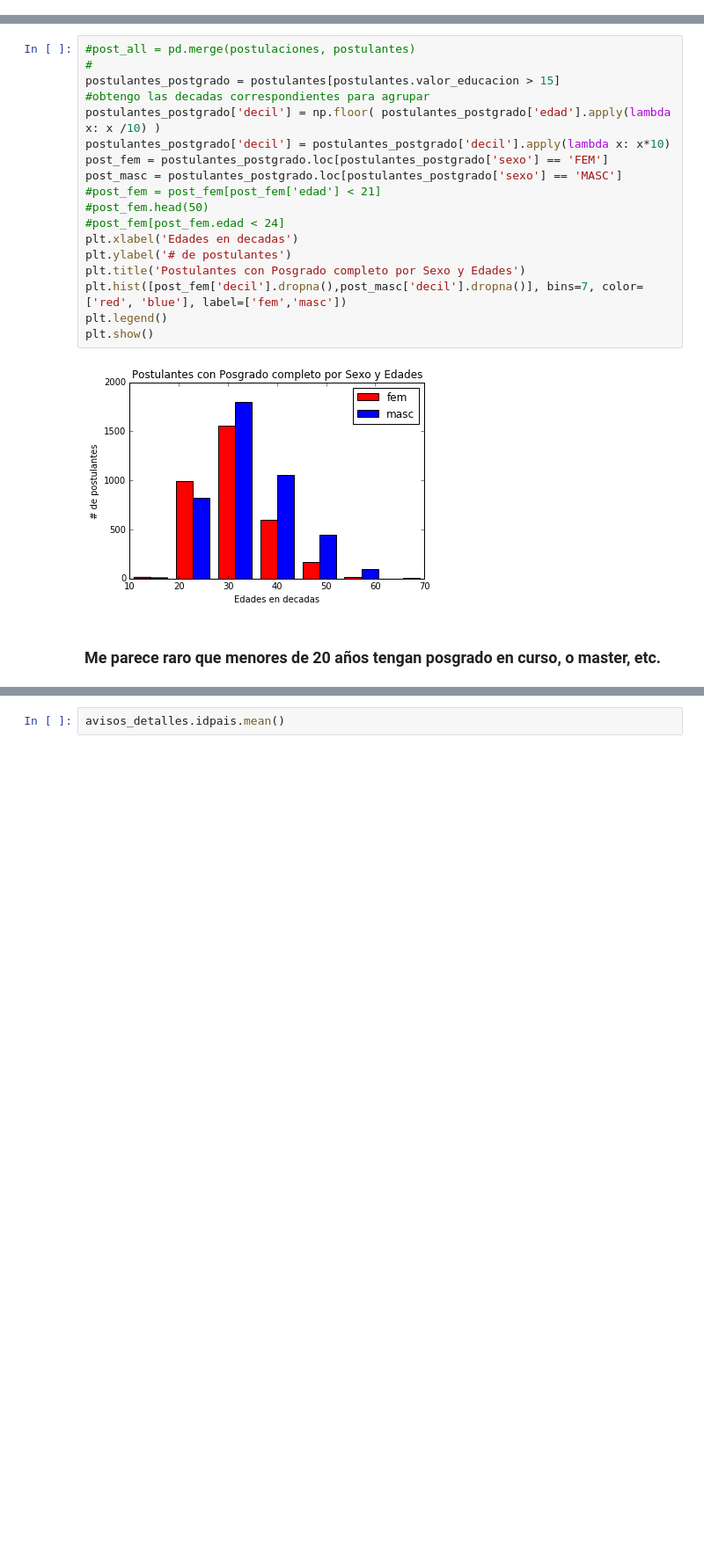
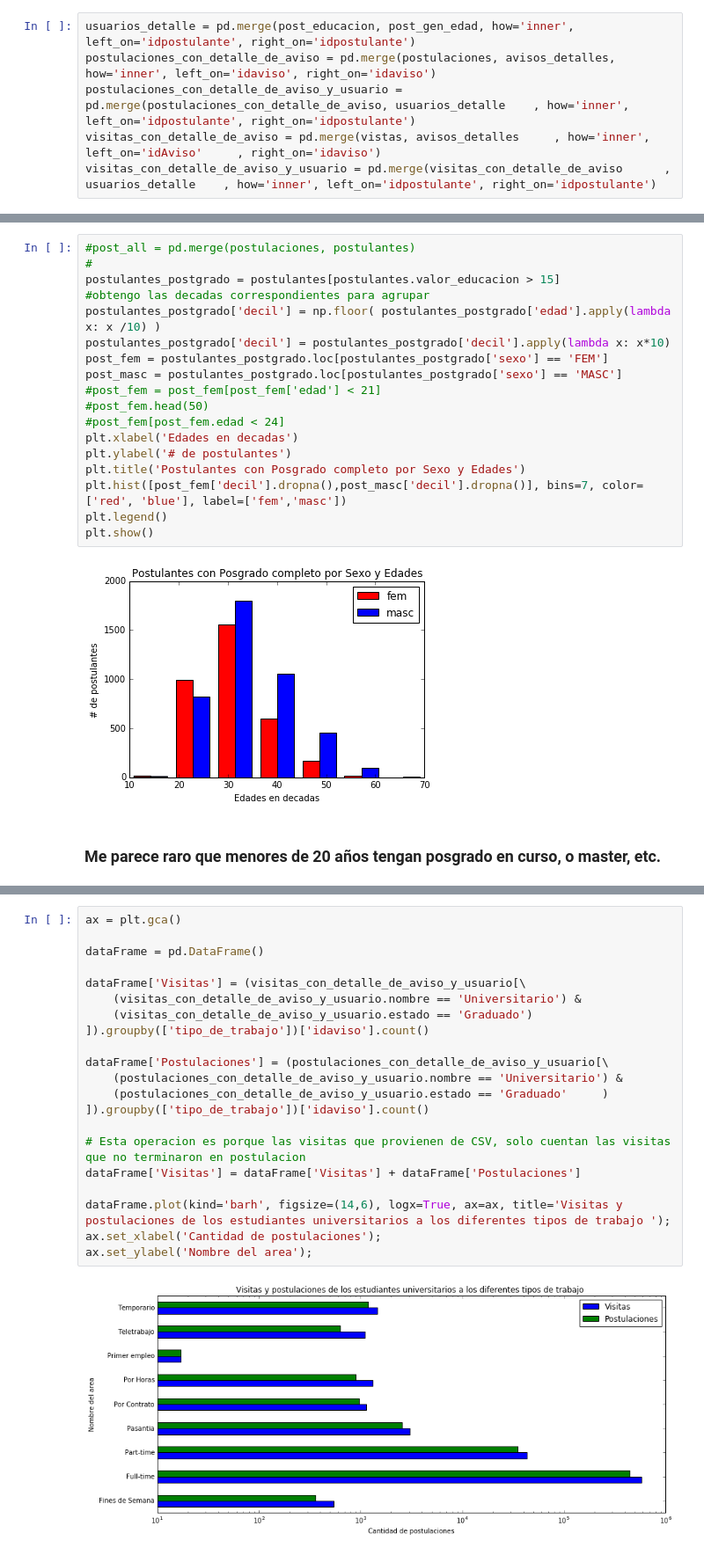
Before and after one commit to PRPablo/dataJobSearches, a Jupyter notebook: exploratoryAnalysis/tp_ariel.ipynb, the cells around one changed output, grey strips where cells are left out. Shown: that part at 88% size. Drawn from its saved outputs; the diff is of its cells as text; blank space fills up the shorter version.

```diff
--- a/exploratoryAnalysis/tp_ariel.ipynb
+++ b/exploratoryAnalysis/tp_ariel.ipynb
@@ -60,3 +65,9 @@ Timestamp('2018-04-09 21:54:08.763476')
+# %%
+usuarios_detalle = pd.merge(post_educacion, post_gen_edad, how='inner', left_on='idpostulante', right_on='idpostulante')
+postulaciones_con_detalle_de_aviso = pd.merge(postulaciones, avisos_detalles, how='inner', left_on='idaviso', right_on='idaviso')
+postulaciones_con_detalle_de_aviso_y_usuario = pd.merge(postulaciones_con_detalle_de_aviso, usuarios_detalle    , how='inner', left_on='idpostulante', right_on='idpostulante')
+visitas_con_detalle_de_aviso = pd.merge(vistas, avisos_detalles     , how='inner', left_on='idAviso'     , right_on='idaviso')
+visitas_con_detalle_de_aviso_y_usuario = pd.merge(visitas_con_detalle_de_aviso      , usuarios_detalle    , how='inner', left_on='idpostulante', right_on='idpostulante')
 # %% [markdown]
 # Empieza el analisis
 # %%
@@ -337,2 +330,23 @@ avisos_detalles.describe()
-# %%
-avisos_detalles.idpais.mean()
+# %%
+ax = plt.gca()
+
+dataFrame = pd.DataFrame()
+
+dataFrame['Visitas'] = (visitas_con_detalle_de_aviso_y_usuario[\
+    (visitas_con_detalle_de_aviso_y_usuario.nombre == 'Universitario') &
+    (visitas_con_detalle_de_aviso_y_usuario.estado == 'Graduado')
+]).groupby(['tipo_de_trabajo'])['idaviso'].count()
+
+dataFrame['Postulaciones'] = (postulaciones_con_detalle_de_aviso_y_usuario[\
+    (postulaciones_con_detalle_de_aviso_y_usuario.nombre == 'Universitario') &
+    (postulaciones_con_detalle_de_aviso_y_usuario.estado == 'Graduado'     )
+]).groupby(['tipo_de_trabajo'])['idaviso'].count()
+
+# Esta operacion es porque las visitas que provienen de CSV, solo cuentan las visitas que no terminaron en postulacion
+dataFrame['Visitas'] = dataFrame['Visitas'] + dataFrame['Postulaciones']
+
+dataFrame.plot(kind='barh', figsize=(14,6), logx=True, ax=ax, title='Visitas y postulaciones de los estudiantes universitarios a los diferentes tipos de trabajo ');
+ax.set_xlabel('Cantidad de postulaciones');
+ax.set_ylabel('Nombre del area');
+# %% [output]
+[figure, added]
```
Also changed, not shown: parts of 16 cells of this notebook.
